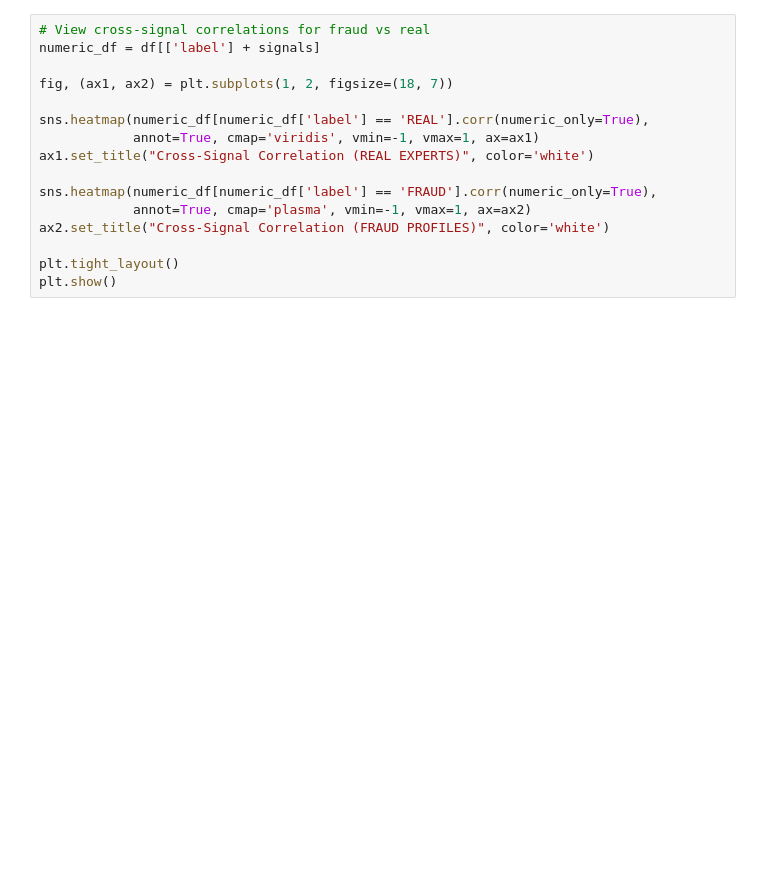
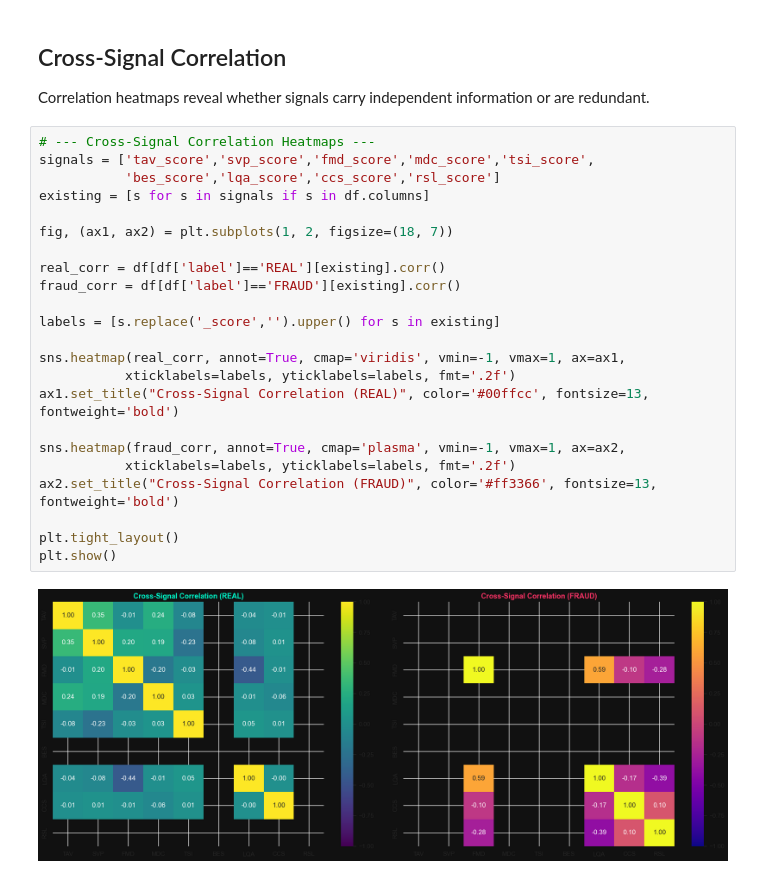
Before and after one commit to steeltroops-ai/sentinel, a Jupyter notebook: notebooks/01_signal_analysis.ipynb, the cells around one changed output. Drawn from its saved outputs; the diff is of its cells as text; blank space fills up the shorter version.

```diff
--- a/notebooks/01_signal_analysis.ipynb
+++ b/notebooks/01_signal_analysis.ipynb
@@ -59,16 +162,28 @@ plt.show()
+# %% [markdown]
+## Cross-Signal Correlation
+Correlation heatmaps reveal whether signals carry independent information or are redundant.
 # %%
-# View cross-signal correlations for fraud vs real
-numeric_df = df[['label'] + signals]
+# --- Cross-Signal Correlation Heatmaps ---
+signals = ['tav_score','svp_score','fmd_score','mdc_score','tsi_score',
+           'bes_score','lqa_score','ccs_score','rsl_score']
+existing = [s for s in signals if s in df.columns]
 
 fig, (ax1, ax2) = plt.subplots(1, 2, figsize=(18, 7))
 
-sns.heatmap(numeric_df[numeric_df['label'] == 'REAL'].corr(numeric_only=True),
-            annot=True, cmap='viridis', vmin=-1, vmax=1, ax=ax1)
-ax1.set_title("Cross-Signal Correlation (REAL EXPERTS)", color='white')
+real_corr = df[df['label']=='REAL'][existing].corr()
+fraud_corr = df[df['label']=='FRAUD'][existing].corr()
 
-sns.heatmap(numeric_df[numeric_df['label'] == 'FRAUD'].corr(numeric_only=True),
-            annot=True, cmap='plasma', vmin=-1, vmax=1, ax=ax2)
-ax2.set_title("Cross-Signal Correlation (FRAUD PROFILES)", color='white')
+labels = [s.replace('_score','').upper() for s in existing]
+
+sns.heatmap(real_corr, annot=True, cmap='viridis', vmin=-1, vmax=1, ax=ax1,
+           xticklabels=labels, yticklabels=labels, fmt='.2f')
+ax1.set_title("Cross-Signal Correlation (REAL)", color='#00ffcc', fontsize=13, fontweight='bold')
+
+sns.heatmap(fraud_corr, annot=True, cmap='plasma', vmin=-1, vmax=1, ax=ax2,
+           xticklabels=labels, yticklabels=labels, fmt='.2f')
+ax2.set_title("Cross-Signal Correlation (FRAUD)", color='#ff3366', fontsize=13, fontweight='bold')
 
 plt.tight_layout()
 plt.show()
+# %% [output]
+[figure, added]
```
Also changed, not shown: parts of 11 cells of this notebook, 9 other files.
